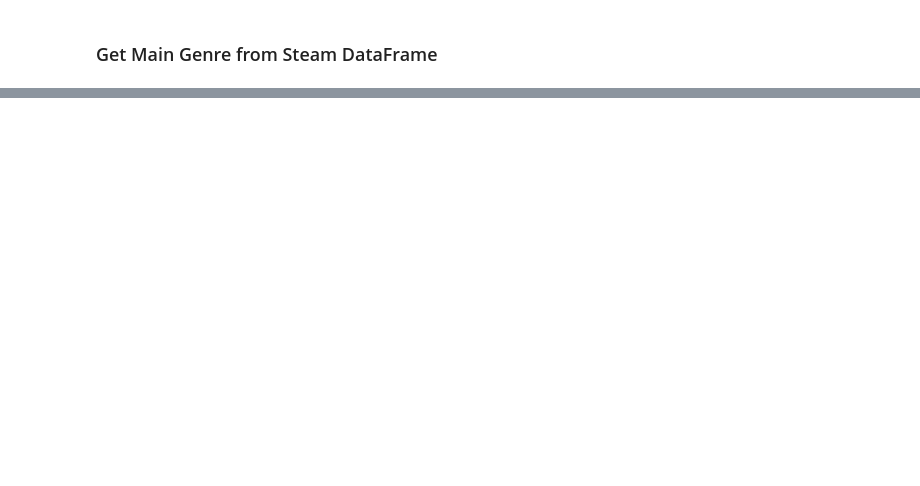
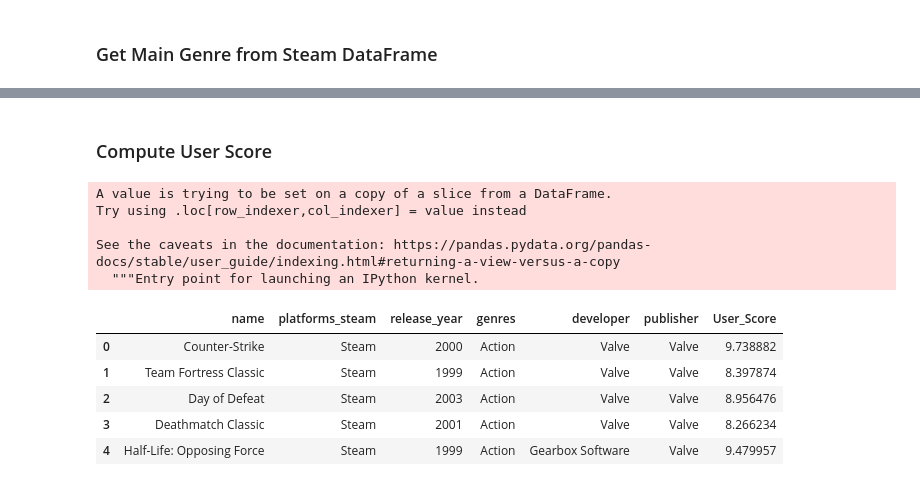
Before and after one commit to RaulMaya/Video_Games_Analysis, a Jupyter notebook: ETL_Project.ipynb, the cells around one changed output, grey strips where cells are left out. Drawn from its saved outputs; the diff is of its cells as text; code cells hidden in the pictures; blank space fills up the shorter version.

```diff
--- a/ETL_Project.ipynb
+++ b/ETL_Project.ipynb
@@ -90,0 +137,4 @@ for index, row in steam_compact.iterrows():
+# %%
+steam_labels = ["Steam" for i in range(len(steam_compact))]
+steam_compact.insert(len(steam_compact.columns), "platforms_steam", pd.DataFrame(steam_labels))
+steam_compact.drop("platforms", axis=1, inplace=True)
@@ -90,0 +160,6 @@ for index, row in steam_compact.iterrows():
+# %%
+for x in steam_compact["release_date"]:
+    x = dt.datetime.strptime(x, '%Y-%m-%d')
+    datetime_list.append(x)
+
+steam_compact['release_date'] = datetime_list
@@ -90,0 +181,3 @@ for index, row in steam_compact.iterrows():
+# %%
+steam_compact['release_year'] = (steam_compact['release_date'].dt.year).astype(int)
+steam_compact.drop("release_date", axis=1, inplace=True)
@@ -90,0 +203,18 @@ for index, row in steam_compact.iterrows():
+# %% [markdown]
+### Compute User Score
+# %%
+steam_compact["User_Score"] = steam_compact["positive_ratings"]/(steam_compact["positive_ratings"]+steam_compact["negative_ratings"])*10
+steam_clean = steam_compact[["name","platforms_steam","release_year","genres","developer","publisher","User_Score"]]
+steam_clean.head()
+# %% [output]
+A value is trying to be set on a copy of a slice from a DataFrame.
+Try using .loc[row_indexer,col_indexer] = value instead
+
+See the caveats in the documentation: https://pandas.pydata.org/pandas-docs/stable/user_guide/indexing.html#returning-a-view-versus-a-copy
+  """Entry point for launching an IPython kernel.
+|  | name | platforms_steam | release_year | genres | developer | publisher | User_Score |
+| 0 | Counter-Strike | Steam | 2000 | Action | Valve | Valve | 9.738882 |
+| 1 | Team Fortress Classic | Steam | 1999 | Action | Valve | Valve | 8.397874 |
+| 2 | Day of Defeat | Steam | 2003 | Action | Valve | Valve | 8.956476 |
+| 3 | Deathmatch Classic | Steam | 2001 | Action | Valve | Valve | 8.266234 |
+| 4 | Half-Life: Opposing Force | Steam | 1999 | Action | Gearbox Software | Valve | 9.479957 |
```
Also changed, not shown: parts of 41 cells of this notebook, 1 other file.
